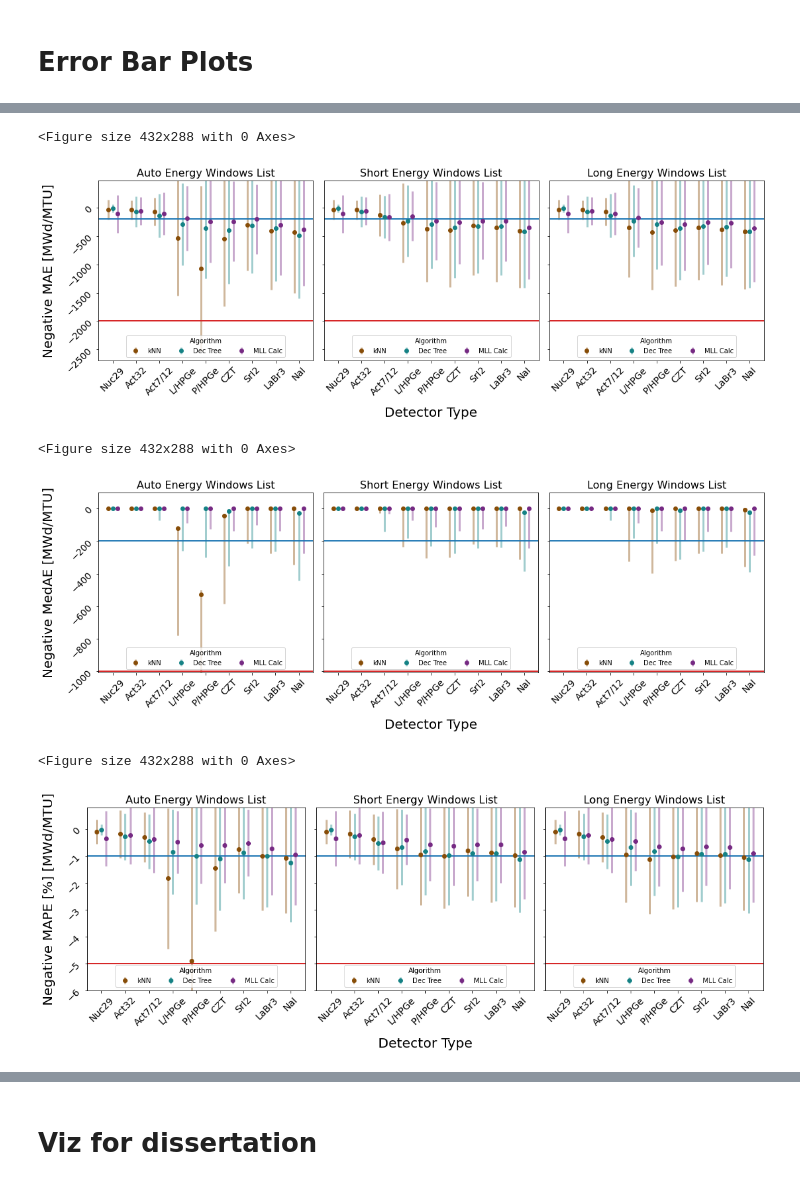
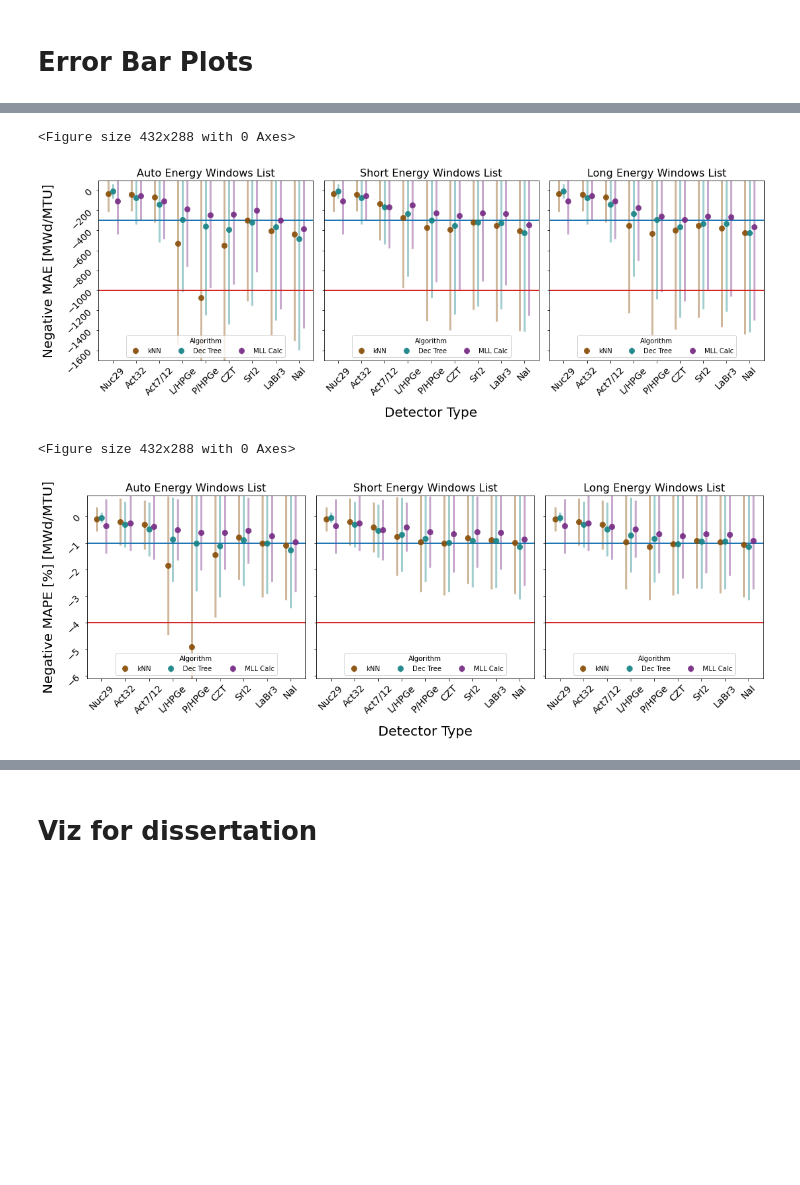
Before and after one commit to opotowsky/process_results, a Jupyter notebook: gamspec_mll_scikit_compare.ipynb, the cells around one changed output, grey strips where cells are left out. Saved outputs shown, nothing was run; the diff lists cells and outputs as text; code cells hidden in the pictures; blank space fills up the shorter version.

Commit message:
moving around baselines and goal lines, checking on some values that were hard to see on plot more exactly

```diff
--- a/gamspec_mll_scikit_compare.ipynb
+++ b/gamspec_mll_scikit_compare.ipynb
@@ -53,7 +53,7 @@ def plot_by_enlist(a, ax, fig, df, metric):
         else:
             yerr = df.loc[:, (algs[i]+ens[a], err[metric])]
         trans = Affine2D().translate(d_x[i], 0.0) + ax.transData
-        _, _, bars = ax.errorbar(x, y, yerr=yerr, transform=trans, color=colors[c_ens[i]+c[i]], marker='o', linestyle='None', mew=0, ms=7, elinewidth=3, label=alg_lbl[i])
+        _, _, bars = ax.errorbar(x, y, yerr=yerr, transform=trans, color=colors[c_ens[i]+c[i]], marker='o', linestyle='None', mew=0, ms=9, elinewidth=3, alpha=0.9, label=alg_lbl[i])
         [bar.set_alpha(0.4) for bar in bars]
     ax.legend(loc='lower center', title='Algorithm', ncol=3)
     return fig
@@ -67,7 +67,7 @@ def plot_by_alg(a, ax, fig, df, metric):
         else:
             yerr = df.loc[:, (algs[a]+ens[i], err[metric])]
         trans = Affine2D().translate(d_x[i], 0.0) + ax.transData
-        _, _, bars = ax.errorbar(x, y, yerr=yerr, transform=trans, color=colors[c_algs[i]+c[a]], marker='o', linestyle='None', mew=0, ms=7, elinewidth=3, label=en_lbl[i])
+        _, _, bars = ax.errorbar(x, y, yerr=yerr, transform=trans, color=colors[c_algs[i]+c[a]], marker='o', linestyle='None', mew=0, ms=9, elinewidth=3, alpha=0.9, label=en_lbl[i])
         [bar.set_alpha(0.4) for bar in bars]
     ax.legend(loc='lower center', title='Energy Windows', ncol=3)
     return fig
@@ -134,26 +134,24 @@ fig.savefig(sv_fig, bbox_inches='tight', transparent=True)
 # %%
-burn_min = [-2000, -200]
+burn_min = [-1000, -300]
 fig, axs, sv_fig = plot('burnup', 'Burnup Prediction, Mean Absolute Error', 'enlist', 'MAE', burn_min)
-axs[0].set_ylim(None, 480)
+axs[0].set_ylim(-1700, 99)
 plt.show()
 fig.savefig(sv_fig, bbox_inches='tight', transparent=True)
 
-burn_min = [-1000, -200]
-fig, axs, sv_fig = plot('burnup', 'Burnup Prediction, Median Absolute Error', 'enlist', 'MedAE', burn_min)
-axs[0].set_ylim(-1005, None)
+#burn_min = [-200, -20]
+#fig, axs, sv_fig = plot('burnup', 'Burnup Prediction, Median Absolute Error', 'enlist', 'MedAE', burn_min)
+#axs[0].set_ylim(-715, 49)
+#plt.show()
+#fig.savefig(sv_fig, bbox_inches='tight', transparent=True)
+
+burn_min = [-4, -1]
+fig, axs, sv_fig = plot('burnup', 'Burnup Prediction, Mean Absolute Percentage Error', 'enlist', 'MAPE', burn_min)
+axs[0].set_ylim(-6.1, 0.8)
 plt.show()
 fig.savefig(sv_fig, bbox_inches='tight', transparent=True)
-
-burn_min = [-5, -1]
-fig, axs, sv_fig = plot('burnup', 'Burnup Prediction, Mean Absolute Percentage Error', 'enlist', 'MAPE', burn_min)
-axs[0].set_ylim(-6, 0.8)
-plt.show()
-fig.savefig(sv_fig, bbox_inches='tight', transparent=True)
 # %% [output]
 <Figure size 432x288 with 0 Axes>
-[figure, old version]
+[figure, new version]
 <Figure size 432x288 with 0 Axes>
-[figure, old version]
+[figure, new version]
-<Figure size 432x288 with 0 Axes>
-[figure, removed]
 # %%
```
Also changed, not shown: parts of 3 cells of this notebook, 1 other file.
